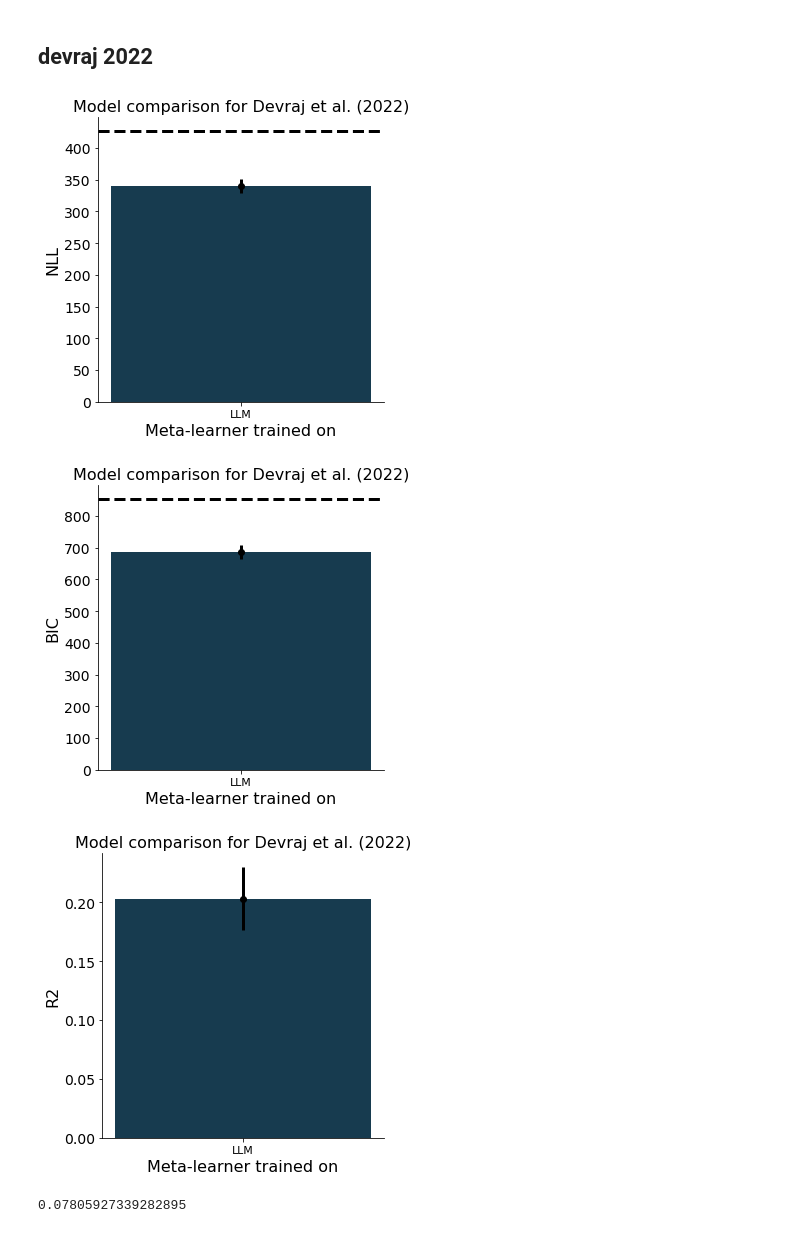
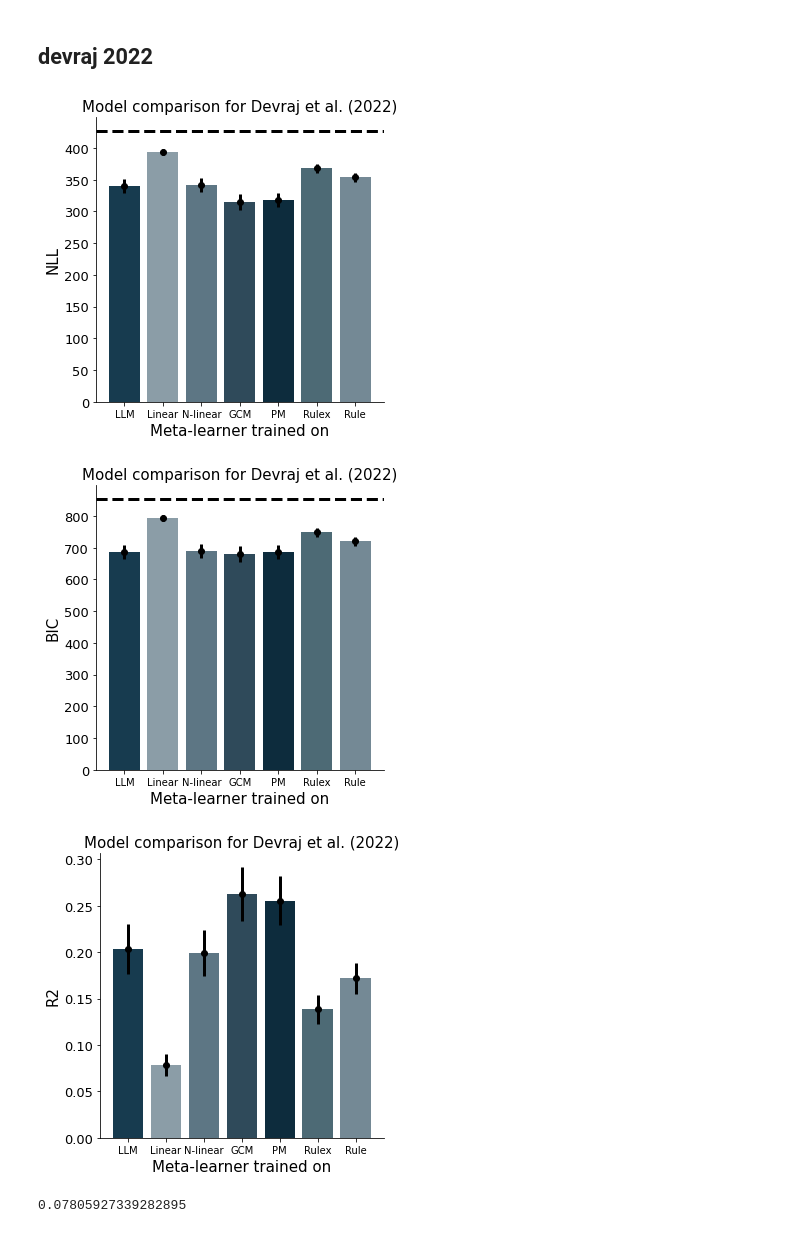
Before and after one commit to akjagadish/vanilla-llama, a Jupyter notebook: categorisation/notebooks/model_comparison.ipynb, the cells around one changed output. Drawn from its saved outputs; the diff is of its cells as text; code cells hidden in the pictures.

```diff
--- a/categorisation/notebooks/model_comparison.ipynb
+++ b/categorisation/notebooks/model_comparison.ipynb
@@ -86,12 +86,12 @@ min nll and parameter: (386.35345458984375, array([0.64014322]))
 ## devraj 2022
 # %%
 models = ['devraj2022_env=claude_generated_tasks_paramsNA_dim6_data500_tasks12910_pversion5_stage2_model=transformer_num_episodes500000_num_hidden=256_lr0.0003_num_layers=6_d_model=64_num_head=8_noise0.0_shuffleTrue_run=1_soft_sigmoid_differential_evolution', \
-         # 'devraj2022_env=dim6synthetic_model=transformer_num_episodes500000_num_hidden=256_lr0.0003_num_layers=6_d_model=64_num_head=8_noise0.0_shuffleTrue_run=0_synthetic_soft_sigmoid_differential_evolution', \
-         #  'devraj2022_env=dim6synthetic_model=transformer_num_episodes500000_num_hidden=256_lr0.0003_num_layers=6_d_model=64_num_head=8_noise0.0_shuffleTrue_run=0_syntheticnonlinear_soft_sigmoid_differential_evolution',\
-         #  'devraj2022_gcm_runs=1_iters=1_blocks=1_loss=nll',\
-         #  'devraj2022_pm_runs=1_iters=1_blocks=1_loss=nll',\
-         #  'devraj2022_rulex_runs=1_iters=1_blocks=1_loss=nll_exception=True', \
-         #  'devraj2022_rulex_runs=1_iters=1_blocks=1_loss=nll_exception=False',
+         'devraj2022_env=dim6synthetic_model=transformer_num_episodes500000_num_hidden=256_lr0.0003_num_layers=6_d_model=64_num_head=8_noise0.0_shuffleTrue_run=2_synthetic_soft_sigmoid_differential_evolution', \
+          'devraj2022_env=dim6synthetic_model=transformer_num_episodes500000_num_hidden=256_lr0.0003_num_layers=6_d_model=64_num_head=8_noise0.0_shuffleTrue_run=2_syntheticnonlinear_soft_sigmoid_differential_evolution',\
+          'devraj2022_gcm_runs=1_iters=1_blocks=1_loss=nll',\
+          'devraj2022_pm_runs=1_iters=1_blocks=1_loss=nll',\
+          'devraj2022_rulex_runs=1_iters=1_blocks=1_loss=nll_exception=True', \
+          'devraj2022_rulex_runs=1_iters=1_blocks=1_loss=nll_exception=False',
          ]
 
 # models = [model + "_true" for model in models]
@@ -167,36 +167,36 @@ ax.bar(bar_positions, np.array(bics).mean(1), color=colors, width=0.4)
 ax.errorbar(bar_positions, np.array(bics).mean(1), yerr=np.array(bics).std(1)/np.sqrt(num_participants-1), c='k', lw=3, fmt="o")
 # add chance level line for 616 trials with binary choices
 ax.axhline(y=-np.log(0.5)*num_trials*2, color='k', linestyle='--', lw=3)
 ax.set_xlabel('Meta-learner trained on', fontsize=FONTSIZE)
 ax.set_ylabel('BIC', fontsize=FONTSIZE)
 ax.set_xticks(bar_positions)  # Set x-tick positions to bar_positions
 ax.set_xticklabels(MODELS, fontsize=FONTSIZE-5)  # Assign category names to x-tick labels
 ax.set_title(f'Model comparison for Devraj et al. (2022)', fontsize=FONTSIZE)
 # plt.xticks(fontsize=FONTSIZE-2)
 plt.yticks(fontsize=FONTSIZE-2)
 sns.despine()
 f.tight_layout()
 plt.show()
 
 num_participants = len(nlls[0])
 # compare mean r2s across models in a bar plot
 f, ax = plt.subplots(1, 1, figsize=(5,5))
 bar_positions = np.arange(len(r2s))*0.5
 ax.bar(bar_positions, np.array(r2s).mean(1), color=colors, width=0.4)
 ax.errorbar(bar_positions, np.array(r2s).mean(1), yerr=np.array(r2s).std(1)/np.sqrt(num_participants-1), c='k', lw=3, fmt="o")
 ax.set_xlabel('Meta-learner trained on', fontsize=FONTSIZE)
 ax.set_ylabel('R2', fontsize=FONTSIZE)
 ax.set_xticks(bar_positions)  # Set x-tick positions to bar_positions
 ax.set_xticklabels(MODELS, fontsize=FONTSIZE-5)  # Assign category names to x-tick labels
 ax.set_title(f'Model comparison for Devraj et al. (2022)', fontsize=FONTSIZE)
 plt.yticks(fontsize=FONTSIZE-2)
 sns.despine()
 f.tight_layout()
 plt.show()
 # %% [output]
-[figure, old version]
+[figure, new version]
-[figure, old version]
+[figure, new version]
-[figure, old version]
+[figure, new version]
 # %%
 np.median(fits['betas'])
 # %% [output]
```
Also changed, not shown: parts of 2 cells of this notebook, 1 other file.
